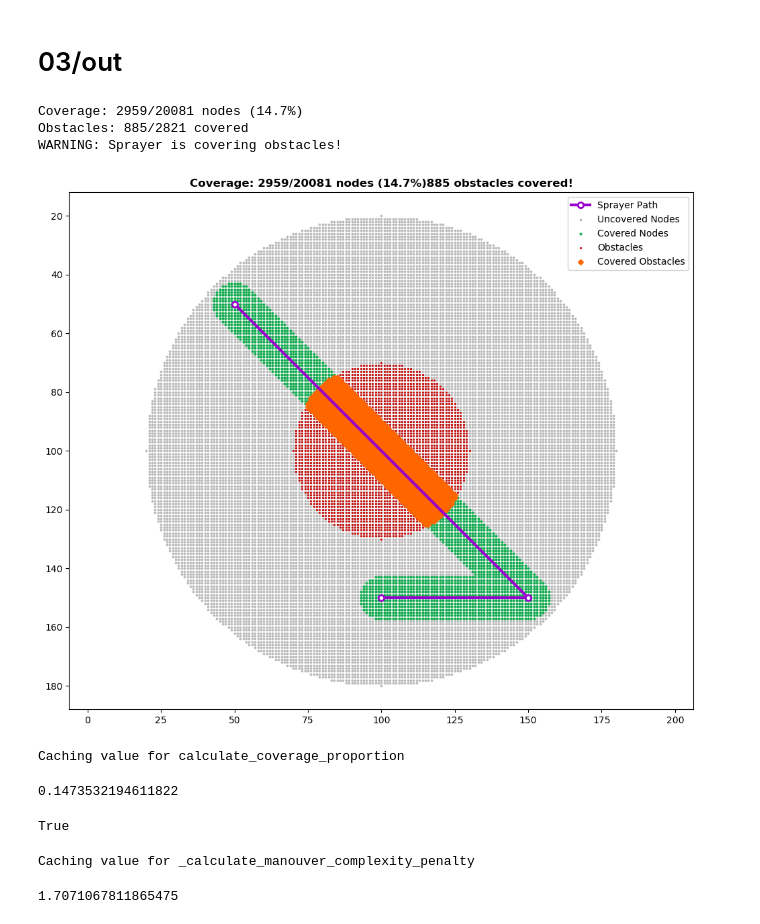
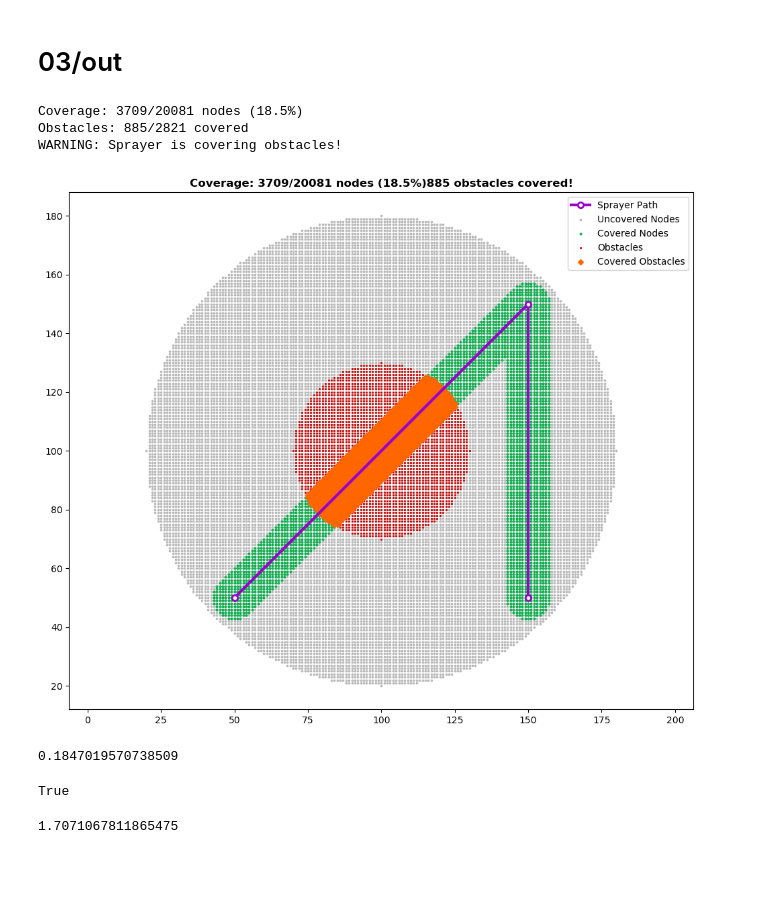
Before and after one commit to Everton-Colombo/MO824-Project, a Jupyter notebook: agricultural_csp/testing.ipynb, the cells around one changed output. Drawn from its saved outputs; the diff is of its cells as text; code cells hidden in the pictures; blank space fills up the shorter version.

```diff
--- a/agricultural_csp/testing.ipynb
+++ b/agricultural_csp/testing.ipynb
@@ -35,16 +35,16 @@ def display_grid_and_path(inst, evaluator, path):
     plt.figure(figsize=(12, 10))
 
     # Plot valid nodes
-    plt.scatter(inst.grid_nodes[:, 1], inst.grid_nodes[:, 0], c='#AAAAAA', s=3,
+    plt.scatter(inst.grid_nodes[:, 0], inst.grid_nodes[:, 1], c='#AAAAAA', s=3,
                label='Uncovered Nodes', alpha=0.7)
 
     if len(covered_nodes) > 0:
-        plt.scatter(covered_nodes[:, 1], covered_nodes[:, 0], c='#00AA44', s=4,
+        plt.scatter(covered_nodes[:, 0], covered_nodes[:, 1], c='#00AA44', s=4,
                    label='Covered Nodes', alpha=0.8)
 
     # Plot obstacles
     if hasattr(inst, 'obstacle_nodes') and len(inst.obstacle_nodes) > 0:
-        plt.scatter(inst.obstacle_nodes[:, 1], inst.obstacle_nodes[:, 0], c='#CC0000', s=4,
+        plt.scatter(inst.obstacle_nodes[:, 0], inst.obstacle_nodes[:, 1], c='#CC0000', s=4,
                    marker='s', label='Obstacles', linewidths=0.5)
 
         # Highlight covered obstacles
@@ -56,11 +56,10 @@ def display_grid_and_path(inst, evaluator, path):
 
     # Plot path
     path_arr = np.array(path)
-    plt.plot(path_arr[:, 1], path_arr[:, 0], color='#9900CC', linewidth=3,
+    plt.plot(path_arr[:, 0], path_arr[:, 1], color='#9900CC', linewidth=3,
              label='Sprayer Path', marker='o', markersize=6, markerfacecolor='white',
              markeredgecolor='#9900CC', markeredgewidth=2)
 
-    plt.gca().invert_yaxis()
     plt.axis('equal')
     plt.legend(loc='upper right', framealpha=0.9)
 
@@ -87,22 +86,20 @@ obstacle_nodes = np.argwhere(dist_from_center <= inner_radius)
 circular_inst = AgcspInstance(grid_nodes, obstacle_nodes, 15)
 circular_evaluator = AgcspEvaluator(circular_inst)
 # %%
-path=[(50, 50), (150, 150), (150, 100)]
+path=[(50, 50), (150, 150), (150, 50)]
 display_grid_and_path(circular_inst, circular_evaluator, path)
 # %% [output]
-Coverage: 2959/20081 nodes (14.7%)
+Coverage: 3709/20081 nodes (18.5%)
 Obstacles: 885/2821 covered
 WARNING: Sprayer is covering obstacles!
-[figure, old version]
+[figure, new version]
 # %%
 sol = AgcspSolution(path)
-display(circular_evaluator.calculate_coverage_proportion(sol))
-display(sol._hits_obstacle)
-circular_evaluator._calculate_manouver_complexity_penalty(sol)
+display(circular_evaluator.coverage_proportion(sol))
+display(sol.cache['hits_obstacle'])
+circular_evaluator.manouver_complexity_penalty(sol)
 # %% [output]
-Caching value for calculate_coverage_proportion
+0.1847019570738509
-0.1473532194611822
+True
-True
+1.7071067811865475
-Caching value for _calculate_manouver_complexity_penalty
-1.7071067811865475
 # %%
```
Also changed, not shown: parts of 1 cell of this notebook, 1 other file.
